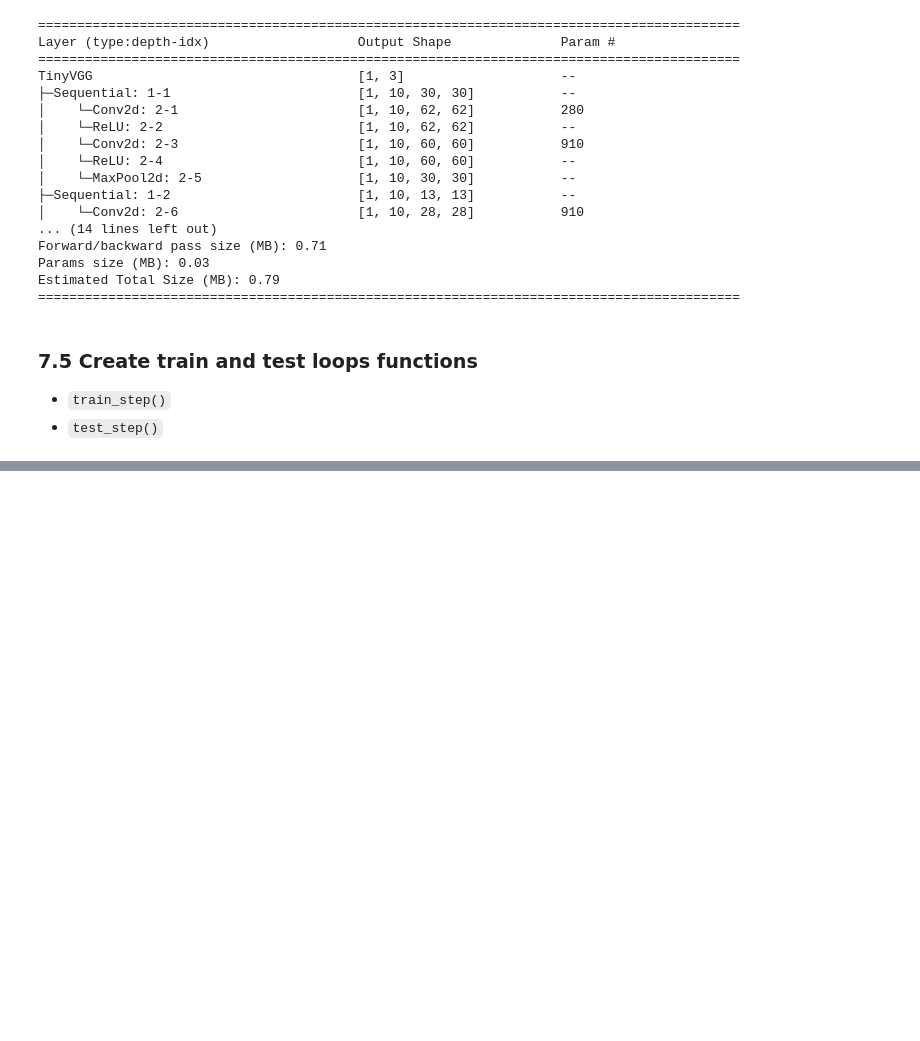
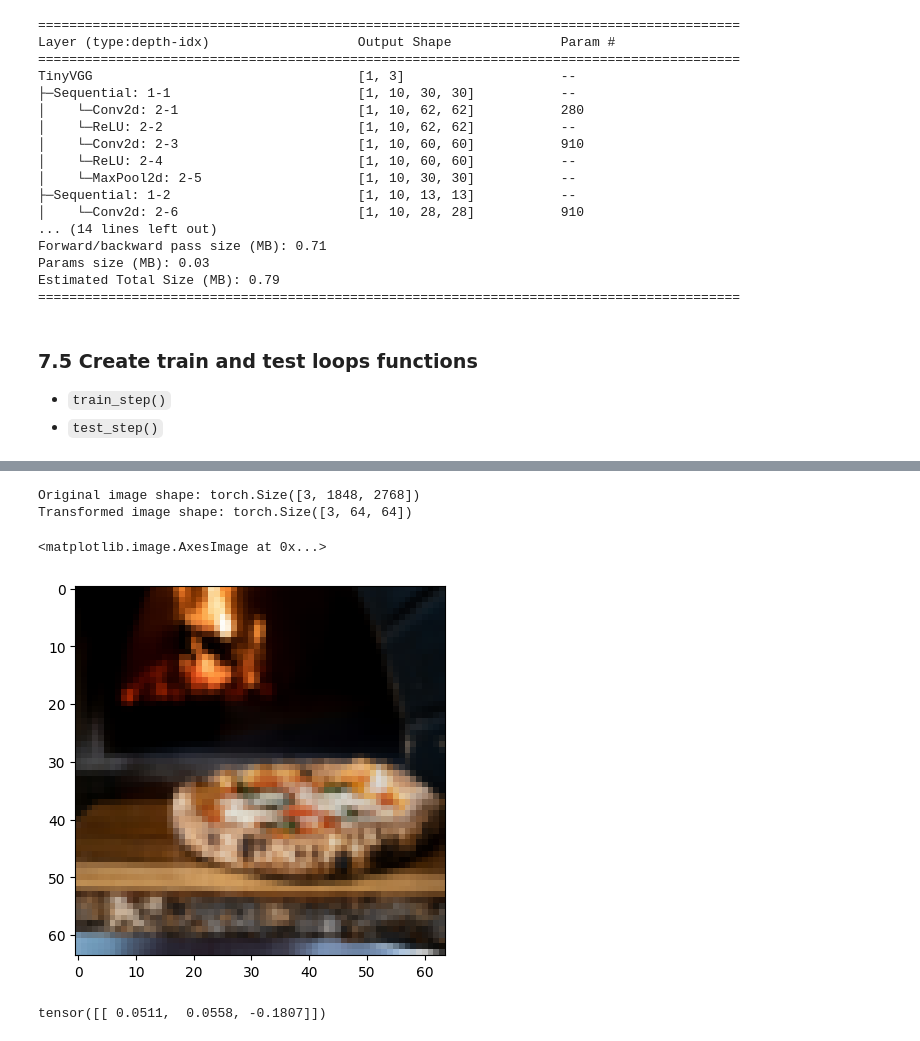
Before and after one commit to aaron-v19/practice, a Jupyter notebook: pytorch_custom_datasts.ipynb, the cells around one changed output, grey strips where cells are left out. Saved outputs shown, nothing was run; the diff lists cells and outputs as text; code cells hidden in the pictures; blank space fills up the shorter version.

```diff
--- a/pytorch_custom_datasts.ipynb
+++ b/pytorch_custom_datasts.ipynb
@@ -847,0 +1221,3 @@ def test_step(
+# %%
+custom_image=torchvision.io.read_image("/content/data/nik-owens-40OJLYVWeeM-unsplash.jpg").type(torch.float32)/255.0
+custom_image
@@ -847,0 +1242,26 @@ def test_step(
+# %%
+#create transform pipeline to resize image
+
+custom_image_transform=transforms.Compose([
+    transforms.Resize(size=(64,64)),
+])
+# %%
+print(f"Original image shape: {custom_image.shape}")
+custom_image_transformed=custom_image_transform(custom_image)
+print(f"Transformed image shape: {custom_image_transformed.shape}")
+# %% [output]
+Original image shape: torch.Size([3, 1848, 2768])
+Transformed image shape: torch.Size([3, 64, 64])
+# %%
+plt.imshow(custom_image_transformed.permute(1,2,0))
+# %% [output]
+<matplotlib.image.AxesImage at 0x...>
+[figure, added]
+# %%
+model_1.eval()
+with torch.inference_mode():
+    #Unsqueeze on 0th dimension to add batch size
+    custom_image_pred=model_1(custom_image_transformed.unsqueeze(0).to(device))
+custom_image_pred
+# %% [output]
+tensor([[ 0.0511,  0.0558, -0.1807]])
```
Also changed, not shown: parts of 51 cells of this notebook.
